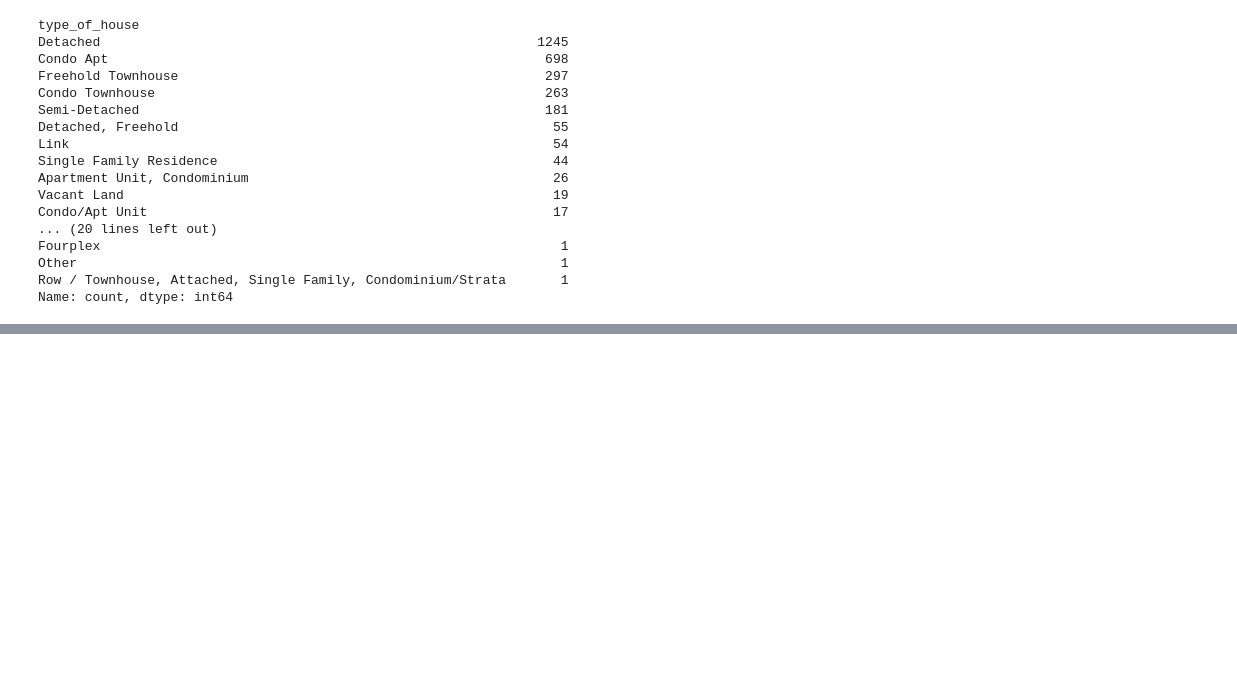
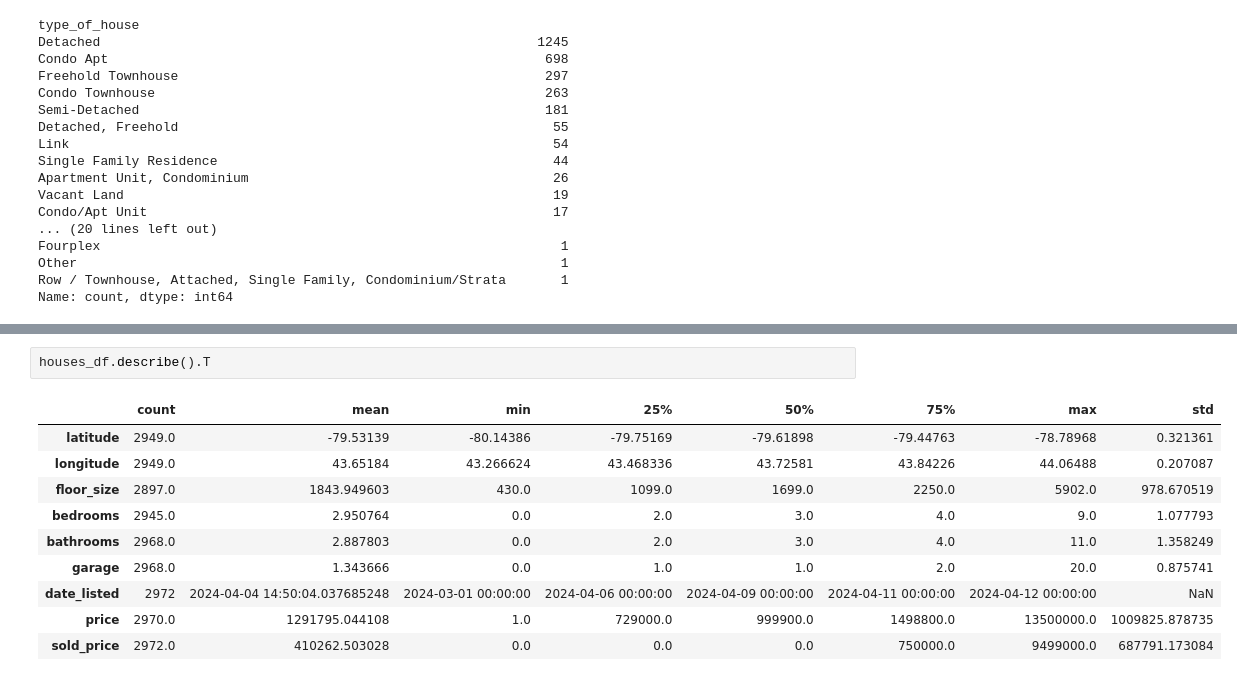
Before and after one commit to MaisieDeGraaf/Housing-Project_Final, a Jupyter notebook: linreg_housing.ipynb, the cells around one changed output, grey strips where cells are left out. Drawn from its saved outputs; the diff is of its cells as text; blank space fills up the shorter version.

```diff
--- a/linreg_housing.ipynb
+++ b/linreg_housing.ipynb
@@ -102,0 +131,13 @@ Name: count, dtype: int64
+# %%
+houses_df.describe().T
+# %% [output]
+|  | count | mean | min | 25% | 50% | 75% | max | std |
+| latitude | 2949.0 | -79.53139 | -80.14386 | -79.75169 | -79.61898 | -79.44763 | -78.78968 | 0.321361 |
+| longitude | 2949.0 | 43.65184 | 43.266624 | 43.468336 | 43.72581 | 43.84226 | 44.06488 | 0.207087 |
+| floor_size | 2897.0 | 1843.949603 | 430.0 | 1099.0 | 1699.0 | 2250.0 | 5902.0 | 978.670519 |
+| bedrooms | 2945.0 | 2.950764 | 0.0 | 2.0 | 3.0 | 4.0 | 9.0 | 1.077793 |
+| bathrooms | 2968.0 | 2.887803 | 0.0 | 2.0 | 3.0 | 4.0 | 11.0 | 1.358249 |
+| garage | 2968.0 | 1.343666 | 0.0 | 1.0 | 1.0 | 2.0 | 20.0 | 0.875741 |
+| date_listed | 2972 | 2024-04-04 14:50:04.037685248 | 2024-03-01 00:00:00 | 2024-04-06 00:00:00 | 2024-04-09 00:00:00 | 2024-04-11 00:00:00 | 2024-04-12 00:00:00 | NaN |
+| price | 2970.0 | 1291795.044108 | 1.0 | 729000.0 | 999900.0 | 1498800.0 | 13500000.0 | 1009825.878735 |
+| sold_price | 2972.0 | 410262.503028 | 0.0 | 0.0 | 0.0 | 750000.0 | 9499000.0 | 687791.173084 |
```
Also changed, not shown: parts of 3 cells of this notebook.
